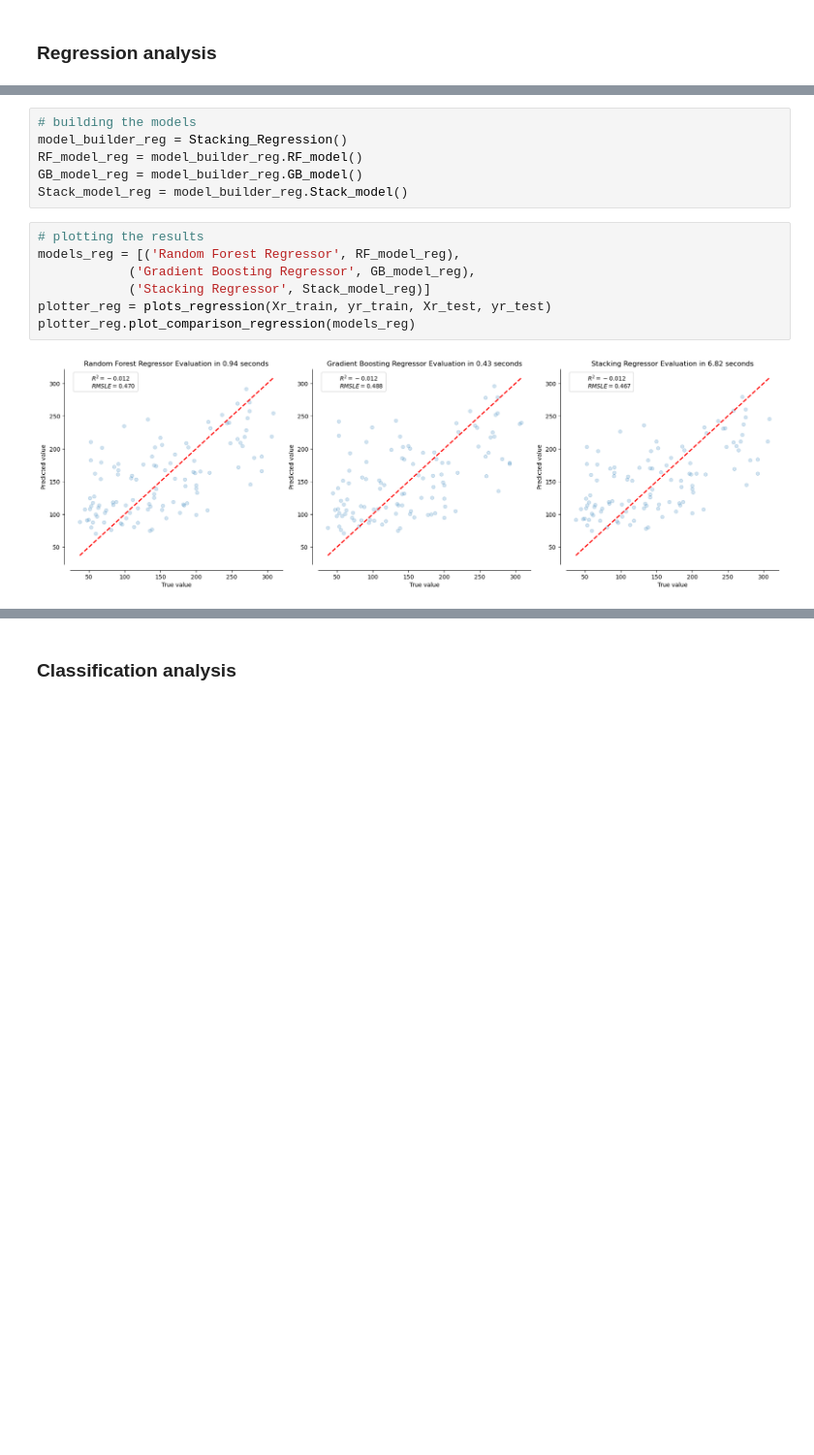
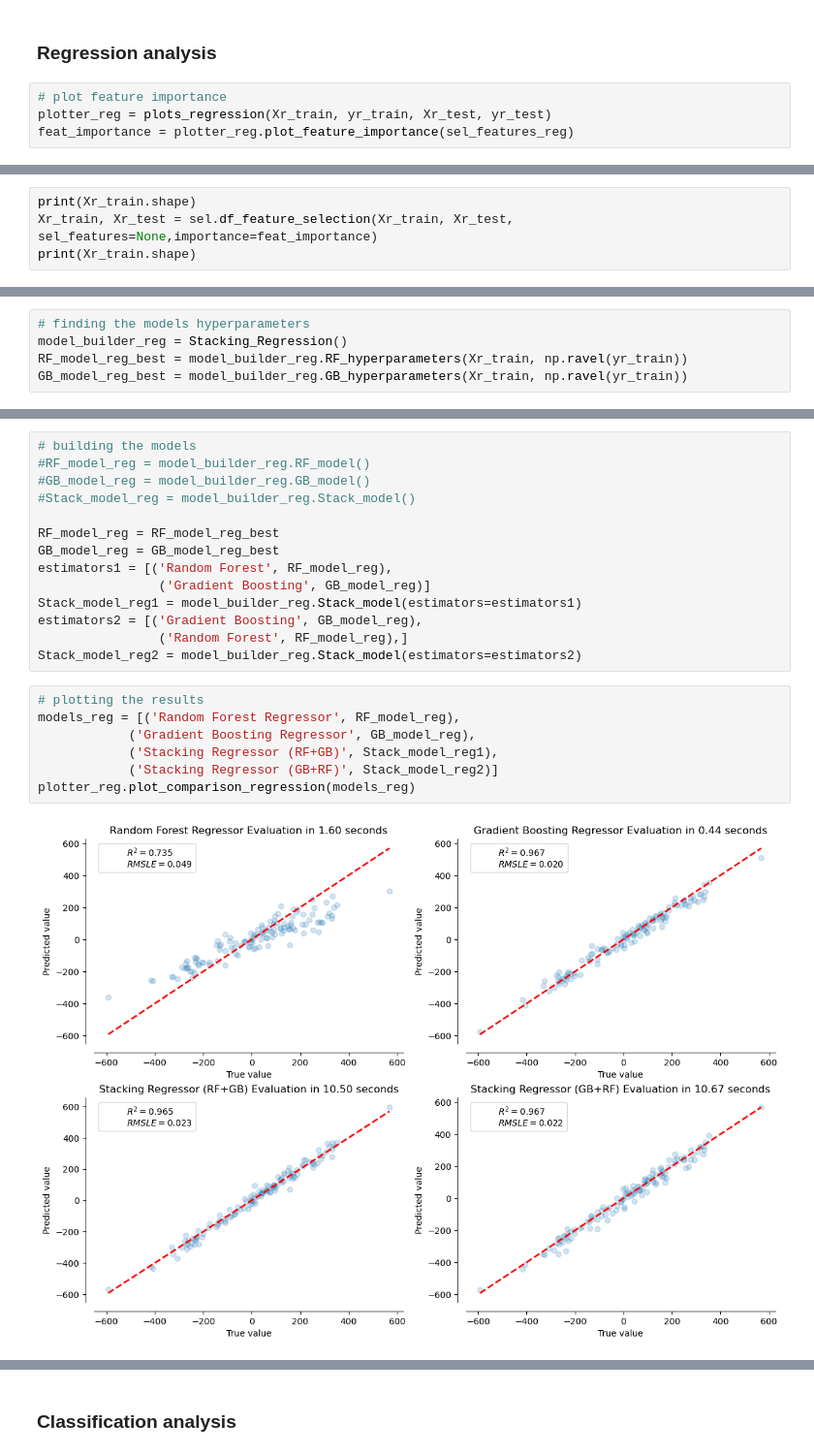
Before and after one commit to micontre/boosted_random_forest, a Jupyter notebook: main.ipynb, the cells around one changed output, grey strips where cells are left out. Shown: that part at 97% size. Saved outputs shown, nothing was run; the diff lists cells and outputs as text; blank space fills up the shorter version.

```diff
--- a/main.ipynb
+++ b/main.ipynb
@@ -28,2 +39,6 @@ Xc_train, Xc_test = sel.df_feature_selection(Xc_train, Xc_test, sel_features_cla
 # %% [markdown]
 ### Regression analysis
+# %%
+# plot feature importance
+plotter_reg = plots_regression(Xr_train, yr_train, Xr_test, yr_test)
+feat_importance = plotter_reg.plot_feature_importance(sel_features_reg)
@@ -29,0 +47,4 @@ Xc_train, Xc_test = sel.df_feature_selection(Xc_train, Xc_test, sel_features_cla
+# %%
+print(Xr_train.shape)
+Xr_train, Xr_test = sel.df_feature_selection(Xr_train, Xr_test, sel_features=None,importance=feat_importance)
+print(Xr_train.shape)
@@ -29,0 +54,5 @@ Xc_train, Xc_test = sel.df_feature_selection(Xc_train, Xc_test, sel_features_cla
+# %%
+# finding the models hyperparameters
+model_builder_reg = Stacking_Regression()
+RF_model_reg_best = model_builder_reg.RF_hyperparameters(Xr_train, np.ravel(yr_train))
+GB_model_reg_best = model_builder_reg.GB_hyperparameters(Xr_train, np.ravel(yr_train))
@@ -30,15 +77,23 @@ Xc_train, Xc_test = sel.df_feature_selection(Xc_train, Xc_test, sel_features_cla
 # %%
 # building the models
-model_builder_reg = Stacking_Regression()
-RF_model_reg = model_builder_reg.RF_model()
-GB_model_reg = model_builder_reg.GB_model()
-Stack_model_reg = model_builder_reg.Stack_model()
+#RF_model_reg = model_builder_reg.RF_model()
+#GB_model_reg = model_builder_reg.GB_model()
+#Stack_model_reg = model_builder_reg.Stack_model()
+
+RF_model_reg = RF_model_reg_best
+GB_model_reg = GB_model_reg_best
+estimators1 = [('Random Forest', RF_model_reg),
+                ('Gradient Boosting', GB_model_reg)]
+Stack_model_reg1 = model_builder_reg.Stack_model(estimators=estimators1)
+estimators2 = [('Gradient Boosting', GB_model_reg),
+                ('Random Forest', RF_model_reg),]
+Stack_model_reg2 = model_builder_reg.Stack_model(estimators=estimators2)
 # %%
 # plotting the results
 models_reg = [('Random Forest Regressor', RF_model_reg),
             ('Gradient Boosting Regressor', GB_model_reg),
-            ('Stacking Regressor', Stack_model_reg)]
-plotter_reg = plots_regression(Xr_train, yr_train, Xr_test, yr_test)
+            ('Stacking Regressor (RF+GB)', Stack_model_reg1),
+            ('Stacking Regressor (GB+RF)', Stack_model_reg2)]
 plotter_reg.plot_comparison_regression(models_reg)
 # %% [output]
-[figure, old version]
+[figure, new version]
```
Also changed, not shown: parts of 13 cells of this notebook, 10 other files.
